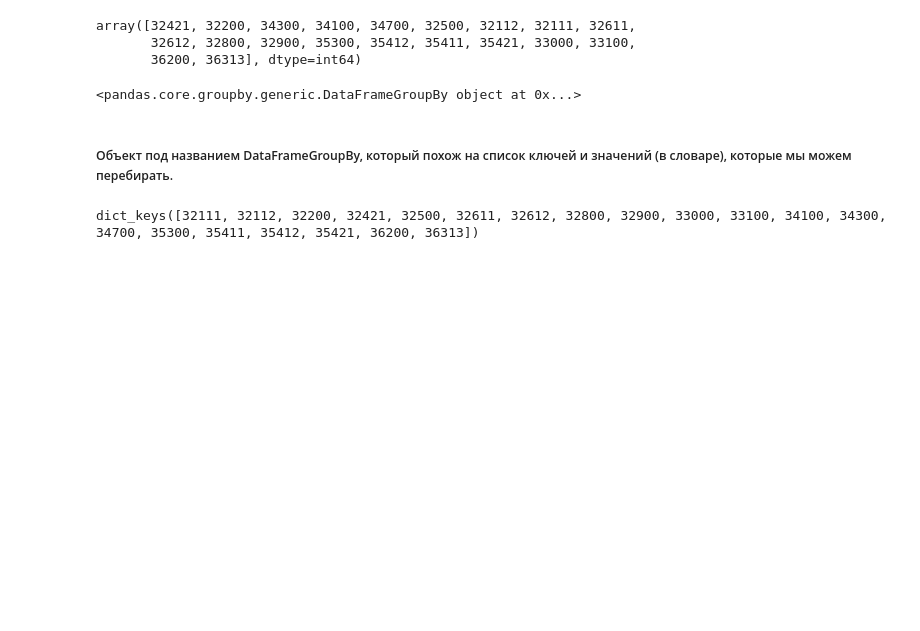
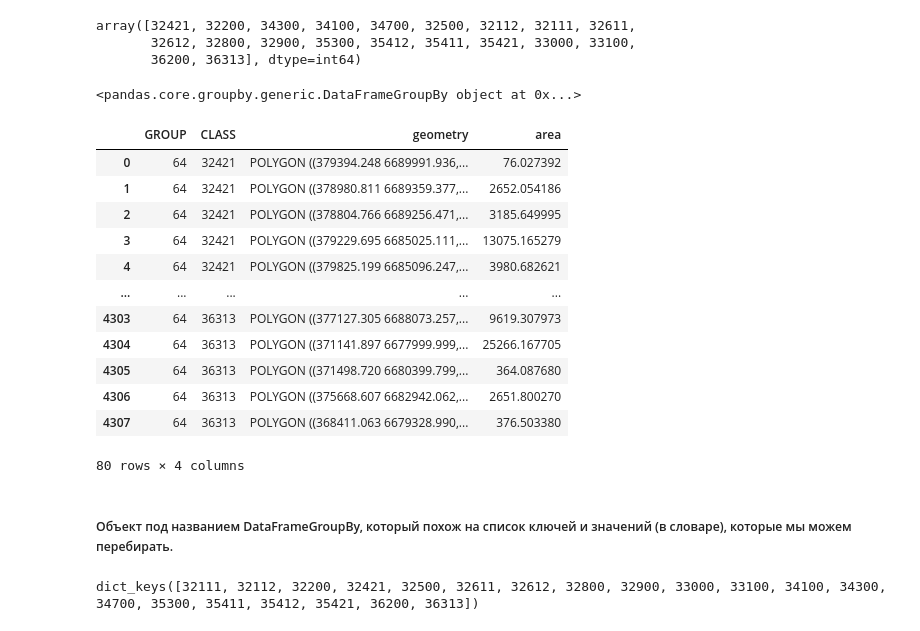
Before and after one commit to mongoy/AutoGISproc, a Jupyter notebook: LES_2/lesson2_1.ipynb, the cells around one changed output. Saved outputs shown, nothing was run; the diff lists cells and outputs as text; code cells hidden in the pictures; blank space fills up the shorter version.

```diff
--- a/LES_2/lesson2_1.ipynb
+++ b/LES_2/lesson2_1.ipynb
@@ -415,6 +415,22 @@ data_group = data.groupby("CLASS")
 data_group
 # %% [output]
 <pandas.core.groupby.generic.DataFrameGroupBy object at 0x...>
+# %%
+data_group.head()
+# %% [output]
+|  | GROUP | CLASS | geometry | area |
+| 0 | 64 | 32421 | POLYGON ((379394.248 6689991.936,... | 76.027392 |
+| 1 | 64 | 32421 | POLYGON ((378980.811 6689359.377,... | 2652.054186 |
+| 2 | 64 | 32421 | POLYGON ((378804.766 6689256.471,... | 3185.649995 |
+| 3 | 64 | 32421 | POLYGON ((379229.695 6685025.111,... | 13075.165279 |
+| 4 | 64 | 32421 | POLYGON ((379825.199 6685096.247,... | 3980.682621 |
+| ... | ... | ... | ... | ... |
+| 4303 | 64 | 36313 | POLYGON ((377127.305 6688073.257,... | 9619.307973 |
+| 4304 | 64 | 36313 | POLYGON ((371141.897 6677999.999,... | 25266.167705 |
+| 4305 | 64 | 36313 | POLYGON ((371498.720 6680399.799,... | 364.087680 |
+| 4306 | 64 | 36313 | POLYGON ((375668.607 6682942.062,... | 2651.800270 |
+| 4307 | 64 | 36313 | POLYGON ((368411.063 6679328.990,... | 376.503380 |
+80 rows × 4 columns
 # %% [markdown]
  ##### Объект под названием DataFrameGroupBy, который похож на список ключей и значений (в словаре), которые мы можем перебирать.
 # %%
```
Also changed, not shown: parts of 3 cells of this notebook, 27 other files.
